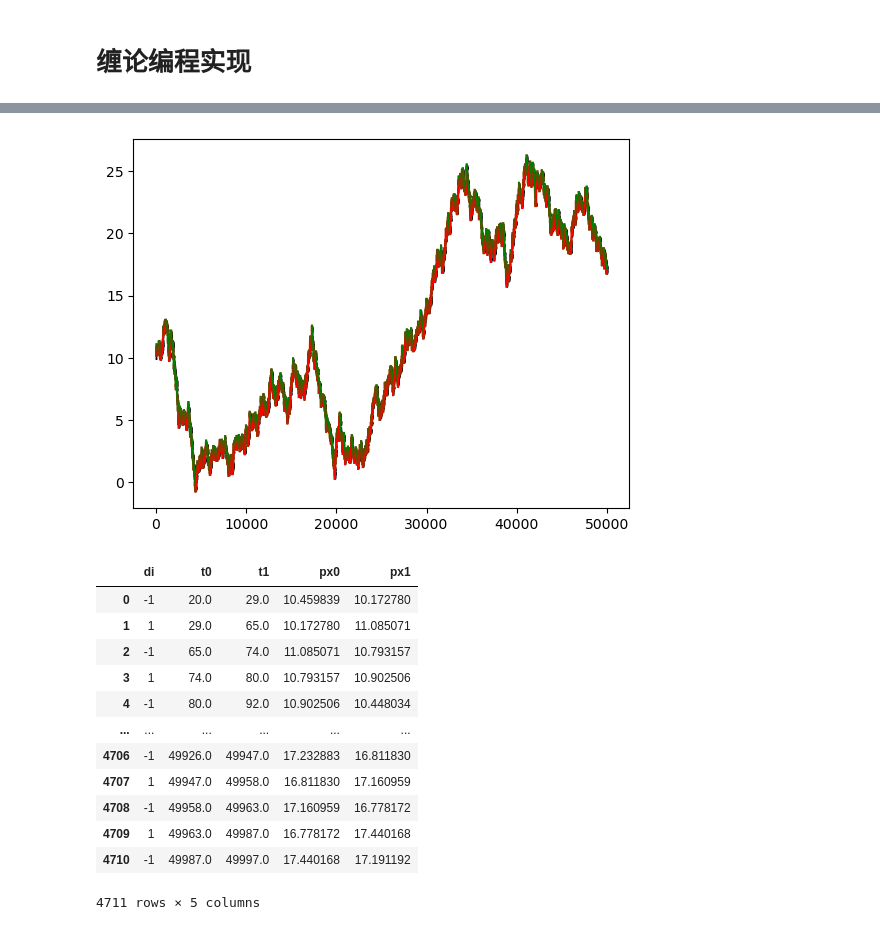
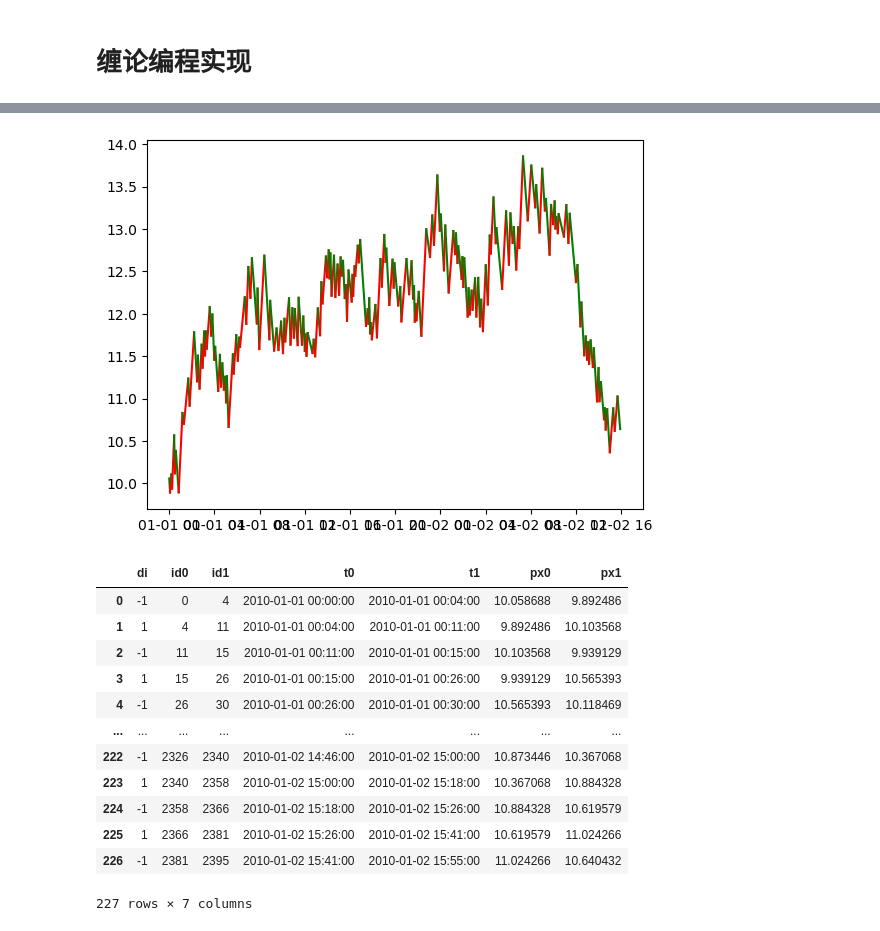
Before and after one commit to xitongsys/notes, a Jupyter notebook: finance/chanlun/example.ipynb, the cells around one changed output, grey strips where cells are left out. Cells and saved outputs as stored; diff of their text form; code cells hidden in the pictures.

```diff
--- a/finance/chanlun/example.ipynb
+++ b/finance/chanlun/example.ipynb
@@ -72,23 +72,23 @@ _ = candlestick_ohlc(ax, df_ckline.values)
 # %%
-# 顶/底分型
+#%% 顶/底分型
 
 parts = []
 for i in range(1, len(df_ckline)-1):
-    pt, plow, phgh = df_ckline.iloc[i-1][['time', 'low','high']]
-    t, low, hgh = df_ckline.iloc[i][['time','low','high']]
+    pid, pt, plow, phgh = df_ckline.iloc[i-1][['id','time', 'low','high']]
+    id, t, low, hgh = df_ckline.iloc[i][['id','time','low','high']]
     nlow, nhgh = df_ckline.iloc[i+1][['low','high']]
 
     if i == 1: # 对于第0个元素，只看第1个元素跟其关系（当然也可以直接舍弃）
         if hgh > phgh:
-            parts.append((-1, pt, plow, phgh))
+            parts.append((-1, pid, pt, plow, phgh))
         else:
-            parts.append((1, pt, plow, phgh))
+            parts.append((1, pid, pt, plow, phgh))
 
     if hgh > phgh and hgh > nhgh: # 顶分型
-        parts.append((1,t,low,hgh))
+        parts.append((1,id, t,low,hgh))
     elif hgh < phgh and hgh < nhgh: # 底分型
-        parts.append((-1,t,low,hgh))
+        parts.append((-1,id, t,low,hgh))
 
-df_part = pd.DataFrame(data=parts, columns=('type','time','low','high'))
+df_part = pd.DataFrame(data=parts, columns=('type','id','time','low','high'))
 df_part
 # %% [output]
@@ -108,62 +108,63 @@ df_part
 # %%
-# 笔
+#%% 笔
 
 biparts = []
 for i in range(len(parts)):
-    typ, t, low, hgh = parts[i]
+    typ, id, t, low, hgh = parts[i]
     if len(biparts) == 0:
         biparts.append(parts[i])
     else:
-        ptyp, pt, plow, phgh = biparts[-1]
+        ptyp, pid, pt, plow, phgh = biparts[-1]
 
-        if (ptyp != typ) and (t-pt >= 4):
+        if (ptyp != typ) and (id-pid >= 4):
             biparts.append(parts[i])
 
         elif (ptyp == typ == 1) and (hgh >= phgh):
             biparts[-1] = parts[i]
 
         elif (ptyp == typ == -1) and (low <= plow):
             biparts[-1] = parts[i]
 
 
 bis = []
 for i in range(1, len(biparts)):
-    typ0, t0, low0, hgh0 = biparts[i-1]
-    typ1, t1, low1, hgh1 = biparts[i]
+    typ0, id0, t0, low0, hgh0 = biparts[i-1]
+    typ1, id1, t1, low1, hgh1 = biparts[i]
 
     px0 = low0 if typ0 == -1 else hgh0
     px1 = low1 if typ1 == -1 else hgh1
 
     # 方向，1：向上，-1：向下
     di = 1 if px1 > px0 else -1
 
-    bis.append((di, t0, t1, px0, px1))
+    bis.append((di, id0, id1, t0, t1, px0, px1))
 
 # 笔
-df_bi = pd.DataFrame(data=bis, columns=['di', 't0','t1','px0','px1'])
+df_bi = pd.DataFrame(data=bis, columns=['di', 'id0','id1','t0','t1','px0','px1'])
 
 
 # plot
 fig,ax = plt.subplots()
-_ = candlestick_ohlc(ax, df_ckline.values)
-for di,t0,t1,px0,px1 in df_bi.values:
+#_ = candlestick_ohlc(ax, df_ckline.values)
+
+for di,id0,id1,t0,t1,px0,px1 in df_bi.values:
     _ = ax.plot([t0,t1],[px0,px1],color=['','r','g'][int(di)])
 plt.show()
 
 df_bi
 # %% [output]
-[figure, old version]
+[figure, new version]
-|  | di | t0 | t1 | px0 | px1 |
-| 0 | -1 | 20.0 | 29.0 | 10.459839 | 10.172780 |
-| 1 | 1 | 29.0 | 65.0 | 10.172780 | 11.085071 |
-| 2 | -1 | 65.0 | 74.0 | 11.085071 | 10.793157 |
-| 3 | 1 | 74.0 | 80.0 | 10.793157 | 10.902506 |
-| 4 | -1 | 80.0 | 92.0 | 10.902506 | 10.448034 |
-| ... | ... | ... | ... | ... | ... |
-| 4706 | -1 | 49926.0 | 49947.0 | 17.232883 | 16.811830 |
-| 4707 | 1 | 49947.0 | 49958.0 | 16.811830 | 17.160959 |
-| 4708 | -1 | 49958.0 | 49963.0 | 17.160959 | 16.778172 |
-| 4709 | 1 | 49963.0 | 49987.0 | 16.778172 | 17.440168 |
-| 4710 | -1 | 49987.0 | 49997.0 | 17.440168 | 17.191192 |
+|  | di | id0 | id1 | t0 | t1 | px0 | px1 |
+| 0 | -1 | 0 | 4 | 2010-01-01 00:00:00 | 2010-01-01 00:04:00 | 10.058688 | 9.892486 |
+| 1 | 1 | 4 | 11 | 2010-01-01 00:04:00 | 2010-01-01 00:11:00 | 9.892486 | 10.103568 |
+| 2 | -1 | 11 | 15 | 2010-01-01 00:11:00 | 2010-01-01 00:15:00 | 10.103568 | 9.939129 |
+| 3 | 1 | 15 | 26 | 2010-01-01 00:15:00 | 2010-01-01 00:26:00 | 9.939129 | 10.565393 |
+| 4 | -1 | 26 | 30 | 2010-01-01 00:26:00 | 2010-01-01 00:30:00 | 10.565393 | 10.118469 |
+| ... | ... | ... | ... | ... | ... | ... | ... |
+| 222 | -1 | 2326 | 2340 | 2010-01-02 14:46:00 | 2010-01-02 15:00:00 | 10.873446 | 10.367068 |
+| 223 | 1 | 2340 | 2358 | 2010-01-02 15:00:00 | 2010-01-02 15:18:00 | 10.367068 | 10.884328 |
+| 224 | -1 | 2358 | 2366 | 2010-01-02 15:18:00 | 2010-01-02 15:26:00 | 10.884328 | 10.619579 |
+| 225 | 1 | 2366 | 2381 | 2010-01-02 15:26:00 | 2010-01-02 15:41:00 | 10.619579 | 11.024266 |
+| 226 | -1 | 2381 | 2395 | 2010-01-02 15:41:00 | 2010-01-02 15:55:00 | 11.024266 | 10.640432 |
-4711 rows × 5 columns
+227 rows × 7 columns
 # %%
```
Also changed, not shown: parts of 6 cells of this notebook.
